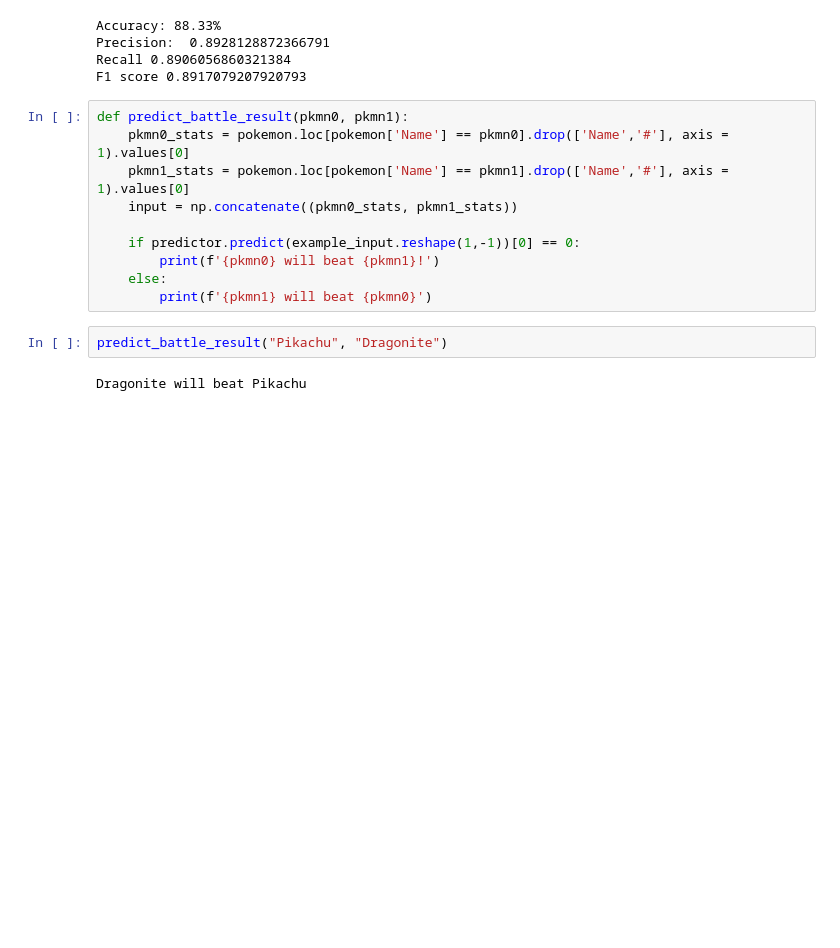
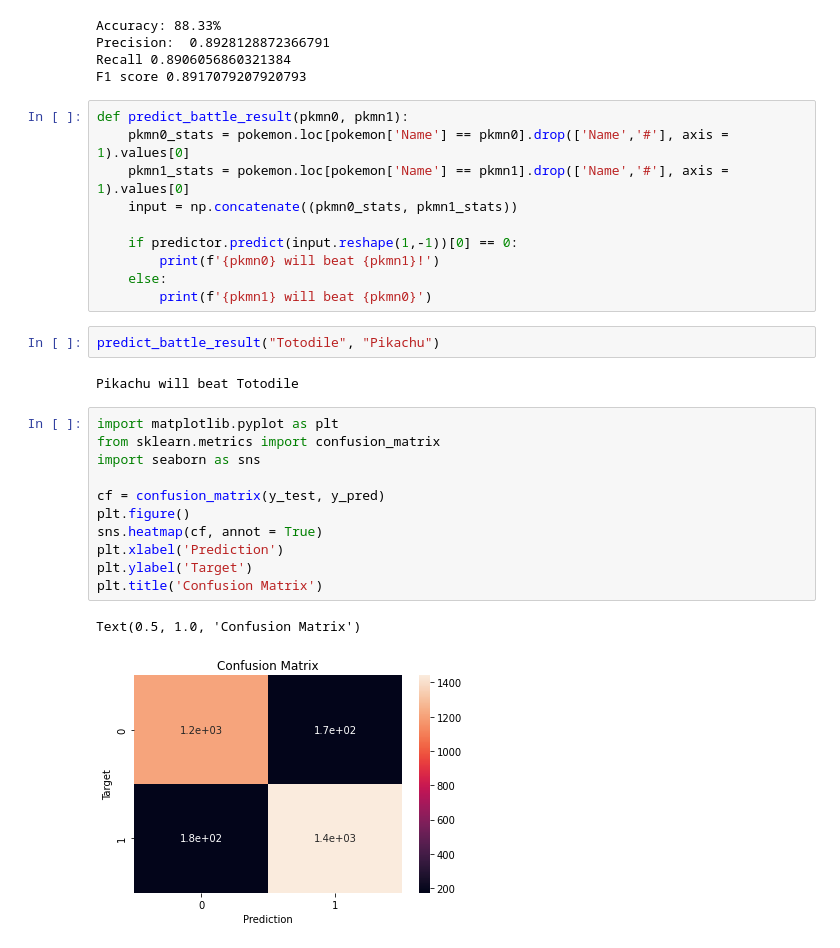
Before and after one commit to tobixoxo/Pokemon-Battle-Predictor, a Jupyter notebook: battle predictor.ipynb, the cells around one changed output. Saved outputs shown, nothing was run; the diff lists cells and outputs as text; blank space fills up the shorter version.

Commit message:
added confusion matrix

```diff
--- a/battle predictor.ipynb
+++ b/battle predictor.ipynb
@@ -215,11 +215,25 @@ def predict_battle_result(pkmn0, pkmn1):
     pkmn1_stats = pokemon.loc[pokemon['Name'] == pkmn1].drop(['Name','#'], axis = 1).values[0]
     input = np.concatenate((pkmn0_stats, pkmn1_stats))
 
-    if predictor.predict(example_input.reshape(1,-1))[0] == 0:
+    if predictor.predict(input.reshape(1,-1))[0] == 0:
         print(f'{pkmn0} will beat {pkmn1}!')
     else:
         print(f'{pkmn1} will beat {pkmn0}')
 # %%
-predict_battle_result("Pikachu", "Dragonite")
+predict_battle_result("Totodile", "Pikachu")
 # %% [output]
-Dragonite will beat Pikachu
+Pikachu will beat Totodile
+# %%
+import matplotlib.pyplot as plt
+from sklearn.metrics import confusion_matrix
+import seaborn as sns
+
+cf = confusion_matrix(y_test, y_pred)
+plt.figure()
+sns.heatmap(cf, annot = True)
+plt.xlabel('Prediction')
+plt.ylabel('Target')
+plt.title('Confusion Matrix')
+# %% [output]
+Text(0.5, 1.0, 'Confusion Matrix')
+[figure, added]
```
